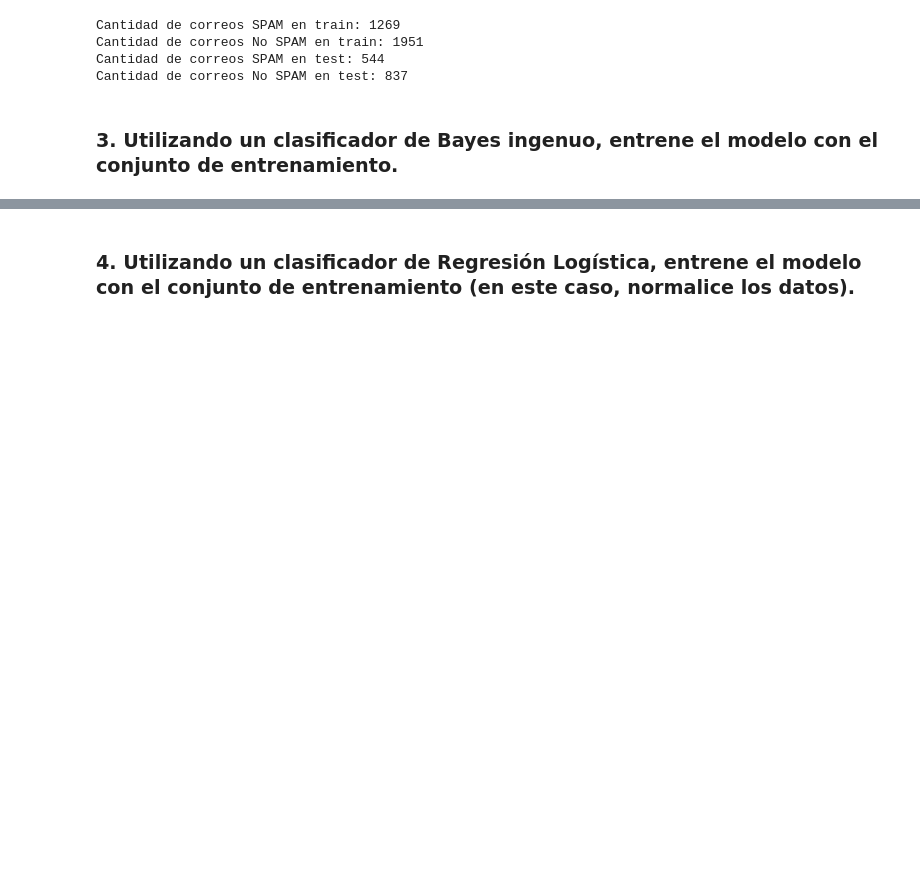
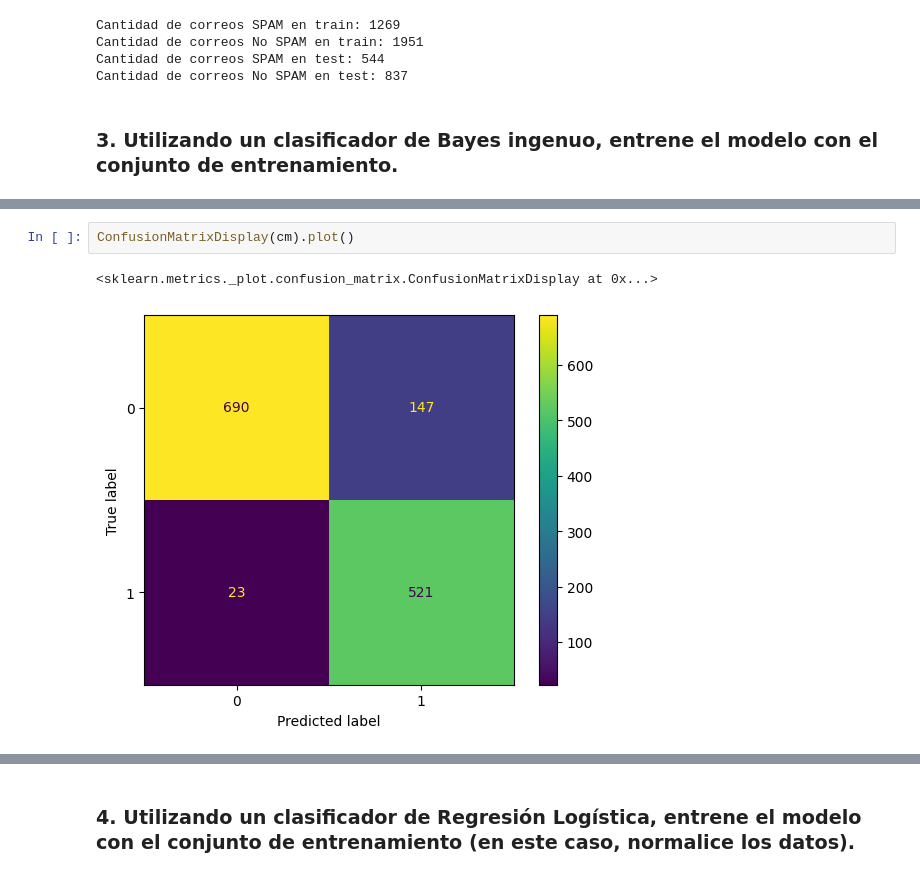
Before and after one commit to gasper-az/intro_ia, a Jupyter notebook: resoluciones_tp/tp_03/resolucion.ipynb, the cells around one changed output, grey strips where cells are left out. Drawn from its saved outputs; the diff is of its cells as text; blank space fills up the shorter version.

```diff
--- a/resoluciones_tp/tp_03/resolucion.ipynb
+++ b/resoluciones_tp/tp_03/resolucion.ipynb
@@ -192,0 +246,5 @@ Cantidad de correos No SPAM en test: 837
+# %%
+ConfusionMatrixDisplay(cm).plot()
+# %% [output]
+<sklearn.metrics._plot.confusion_matrix.ConfusionMatrixDisplay at 0x...>
+[figure, added]
```
Also changed, not shown: parts of 17 cells of this notebook.
